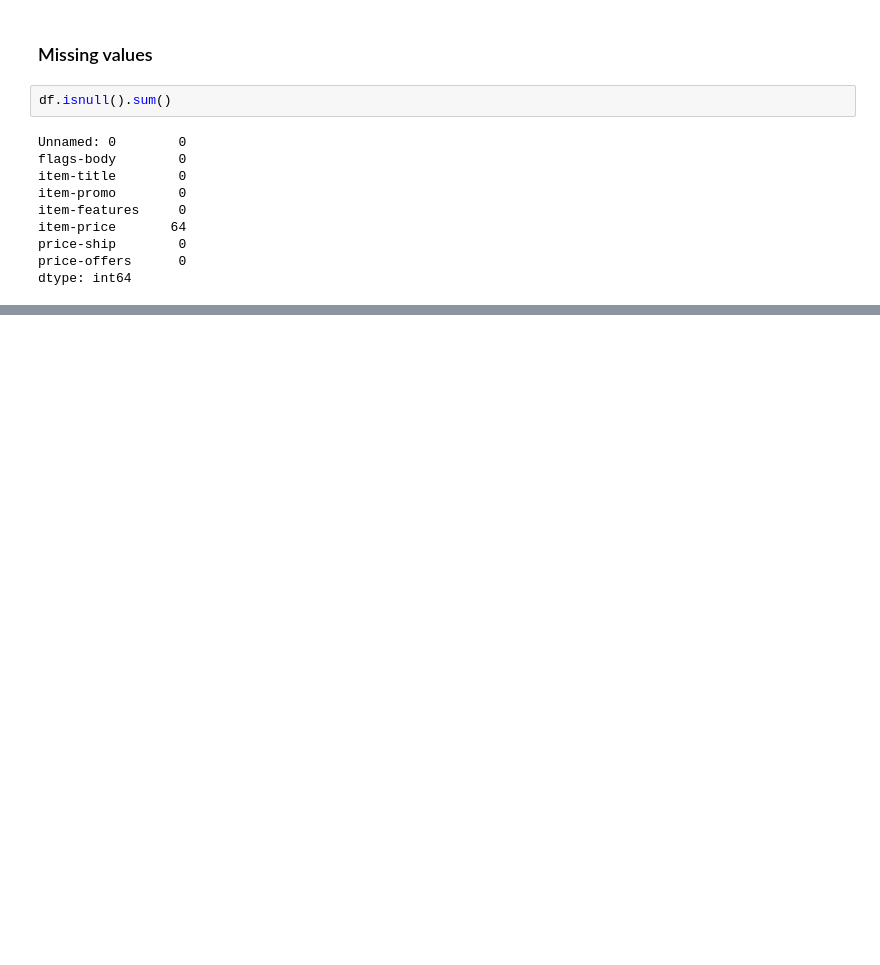
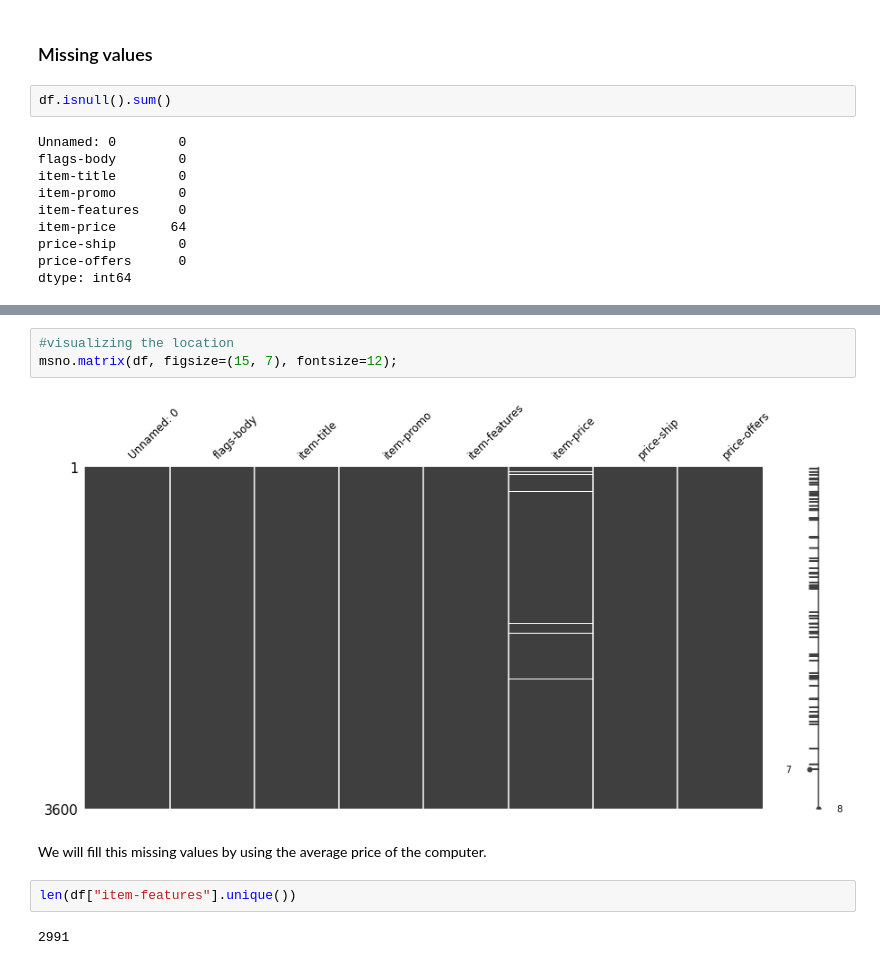
Before and after one commit to MokuaEnock/newegg-data, a Jupyter notebook: viz.ipynb, the cells around one changed output, grey strips where cells are left out. Drawn from its saved outputs; the diff is of its cells as text; blank space fills up the shorter version.

```diff
--- a/viz.ipynb
+++ b/viz.ipynb
@@ -40,0 +52,11 @@ dtype: int64
+# %%
+#visualizing the location
+msno.matrix(df, figsize=(15, 7), fontsize=12);
+# %% [output]
+[figure, added]
+# %% [markdown]
+We will fill this missing values by using the average price of the computer.
+# %%
+len(df["item-features"].unique())
+# %% [output]
+2991
```
Also changed, not shown: parts of 5 cells of this notebook.
